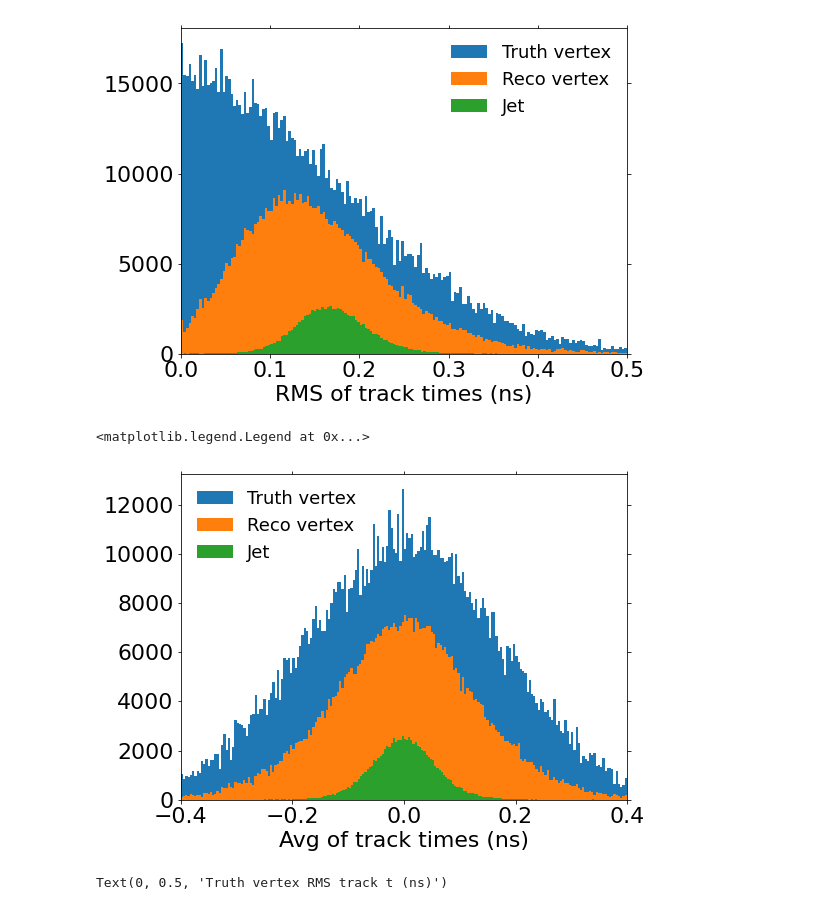
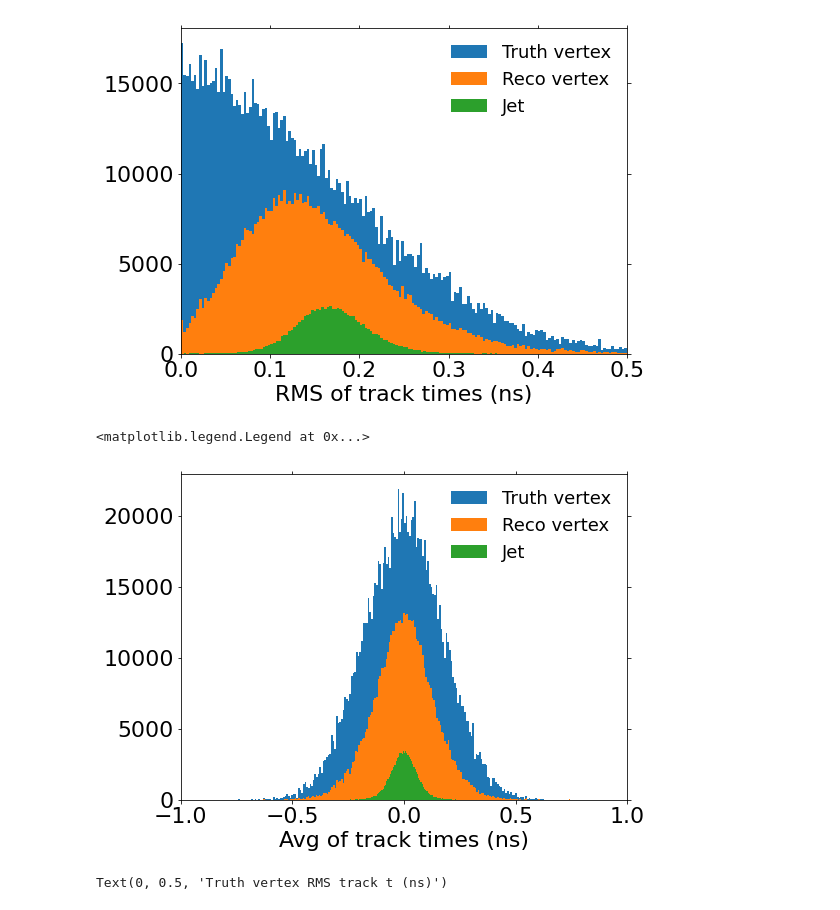
Before and after one commit to ttlindkvist/4DTracking, a Jupyter notebook: ntuples_condor/time.ipynb, the cells around one changed output. Cells and saved outputs as stored; diff of their text form; code cells hidden in the pictures.

```diff
--- a/ntuples_condor/time.ipynb
+++ b/ntuples_condor/time.ipynb
@@ -117,18 +117,19 @@ plt.legend(frameon=False)
 <matplotlib.legend.Legend at 0x...>
 [figure]
 # %%
-t_range = 0.4
+t_range = 1
 
 _ = plt.hist(trv_avg_ts_flat[np.abs(trv_avg_ts_flat) < t_range], bins = 200, label='Truth vertex')
 _ = plt.hist(rev_avg_ts_flat[np.abs(rev_avg_ts_flat) < t_range], bins = 200, label='Reco vertex')
 _ = plt.hist(jet_avg_ts_flat[np.abs(jet_avg_ts_flat) < t_range], bins = 200, label='Jet')
 
 plt.xlabel('Avg of track times (ns)')
 plt.xlim(-t_range, t_range)
+# plt.yscale('log')
 plt.legend(frameon=False)
 # %% [output]
 <matplotlib.legend.Legend at 0x...>
-[figure, old version]
+[figure, new version]
 # %%
 t_range = 0.4
 z_range = 100
```
Also changed, not shown: parts of 1 cell of this notebook, 2 other files.
